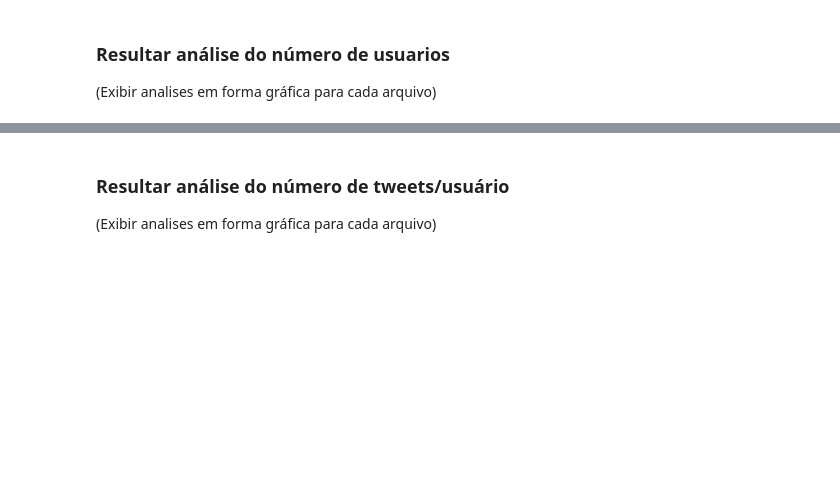
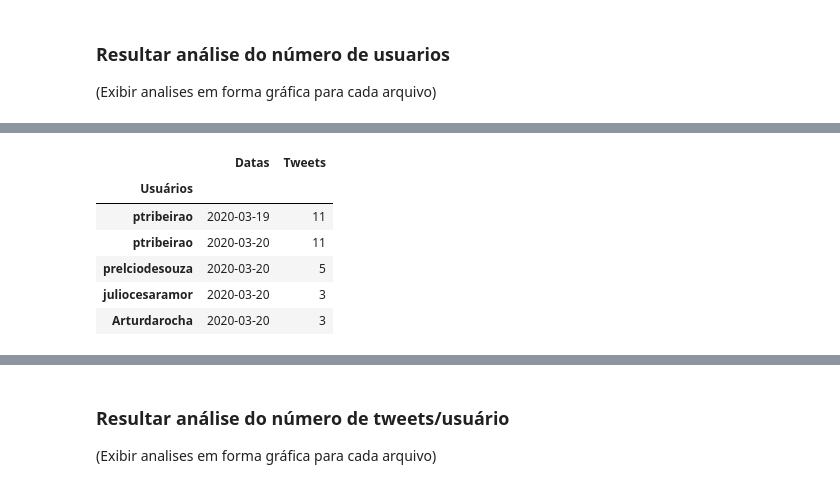
Before and after one commit to larissafv/squad5, a Jupyter notebook: Dados_GIsele/Limpos_Giselle.ipynb, the cells around one changed output, grey strips where cells are left out. Cells and saved outputs as stored; diff of their text form; code cells hidden in the pictures; blank space fills up the shorter version.

```diff
--- a/Dados_GIsele/Limpos_Giselle.ipynb
+++ b/Dados_GIsele/Limpos_Giselle.ipynb
@@ -107,0 +157,10 @@ A contagem de tweets por usuario por data foi salva com sucesso no arquivo
+# %%
+cont_usuarios_data.set_index('Usuários').sort_values('Tweets', ascending = False).head()
+# %% [output]
+|  | Datas | Tweets |
+| Usuários |  |  |
+| ptribeirao | 2020-03-19 | 11 |
+| ptribeirao | 2020-03-20 | 11 |
+| prelciodesouza | 2020-03-20 | 5 |
+| juliocesaramor | 2020-03-20 | 3 |
+| Arturdarocha | 2020-03-20 | 3 |
```
Also changed, not shown: parts of 6 cells of this notebook.
